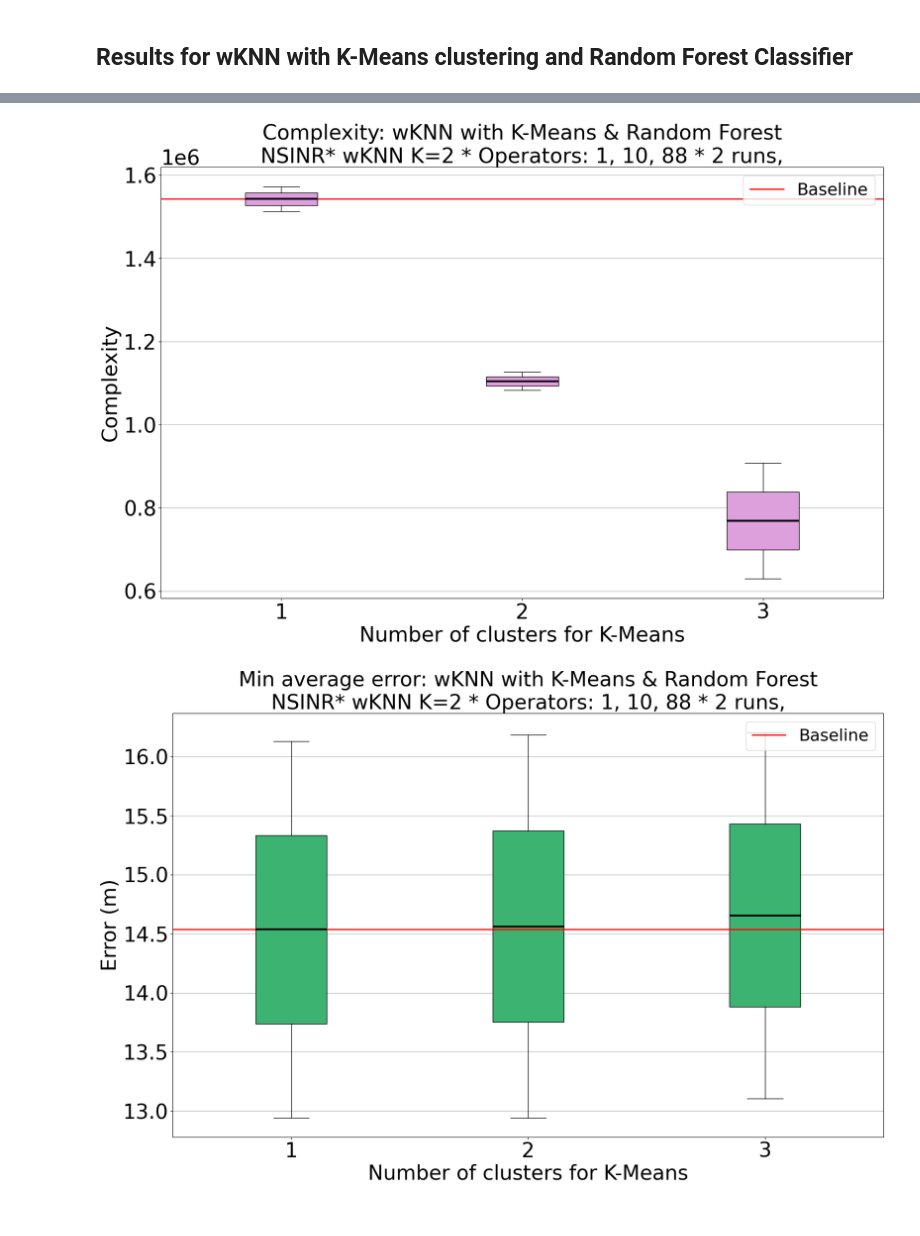
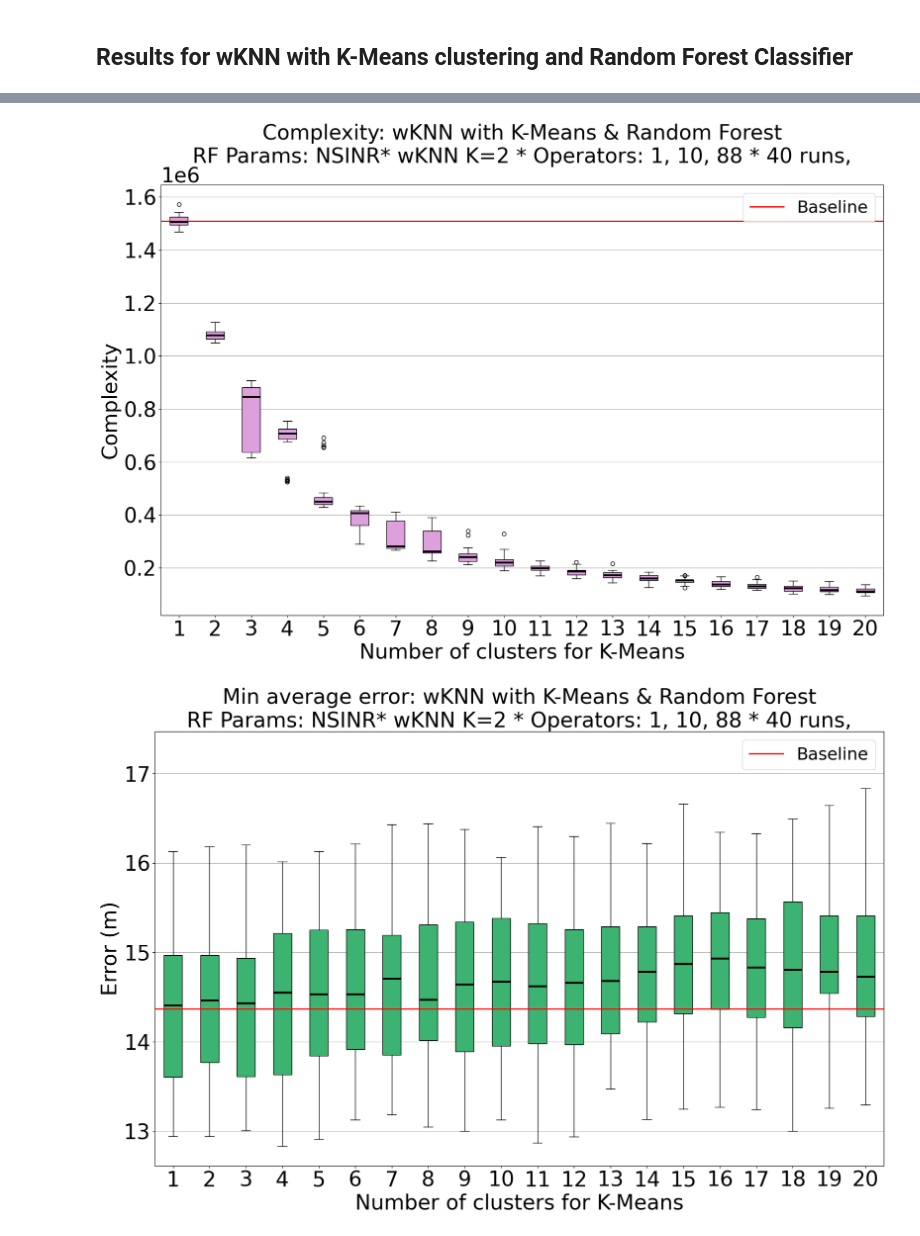
Before and after one commit to Andreas-Espelund/5G_localization, a Jupyter notebook: Main.ipynb, the cells around one changed output, grey strips where cells are left out. Drawn from its saved outputs; the diff is of its cells as text; code cells hidden in the pictures.

Commit message:
working with multiple params

```diff
--- a/Main.ipynb
+++ b/Main.ipynb
@@ -27,10 +27,11 @@ from scripts.weighted_coverage import run_weighted_coverage
 import pandas as pd
 
 # Parameters
-n_runs = 2
+n_runs = 40
 k_val_wknn = 2
-n_clusters = 3
-rf_param = RF_PARAM.NSINR
+n_clusters = 20
+rf_params = [RF_PARAM.NSINR]
+cluster_rf_params = [RF_PARAM.NSINR]
 operator_choice = np.array([1, 10, 88])
 unique_npcis = extract_unique_npcis(df, operator_choice)
 
@@ -40,7 +41,7 @@ Running weighted coverage
 🧪 Experiment setup 🧪
 🔢 k-value for wKNN = {k_val_wknn}
 📊 from 1 to {n_clusters} clusters
-⚙️ RF PARAM {rf_param}
+🛜 RF PARAM {str(rf_params)}
 📶 Operator choice {operator_choice}
 🔁 Number of runs {n_runs}|
 _________________________________
@@ -57,7 +58,7 @@ for c in cluster_range:
         random = random_seeds[i]
 
         _, errors, complexity, runtime = run_weighted_coverage(
-            df, rf_param, k_val_wknn, unique_npcis, random, c
+            df, rf_params, cluster_rf_params, k_val_wknn, unique_npcis, random, c
         )
         mean_errors = errors.mean()
         errors_dict[c].append(mean_errors)
@@ -101,8 +126,13 @@ errors_df.drop(columns=[0], inplace=True)
 complexity_df.drop(columns=[0], inplace=True)
 runtime_df.drop(columns=[0], inplace=True)
 
+
+def params_to_str(params: list[RF_PARAM]):
+    return 'RF Params: ' + ','.join(map(lambda x: x.value, params))
+
+
 # Plotting with capped runtime data
-title_string = f"wKNN with K-Means & Random Forest\n{rf_param.value}\
+title_string = f"wKNN with K-Means & Random Forest\n{params_to_str(rf_params)}\
 * wKNN K={k_val_wknn} * Operators: {', '.join(['1', '10', '88'])} * {n_runs} runs,"
 
 make_boxplot(
@@ -134,2 +164,2 @@ make_boxplot(
-[figure, old version]
+[figure, new version]
-[figure, old version]
+[figure, new version]
```
Also changed, not shown: parts of 3 cells of this notebook, 4 other files.
